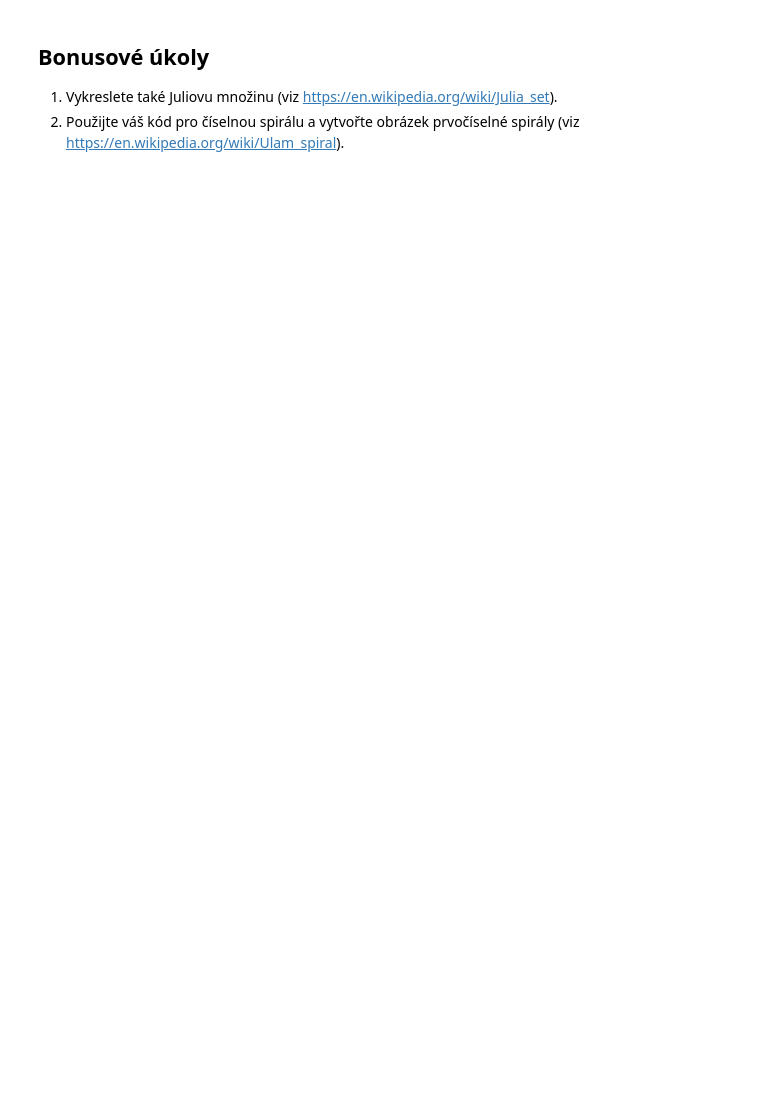
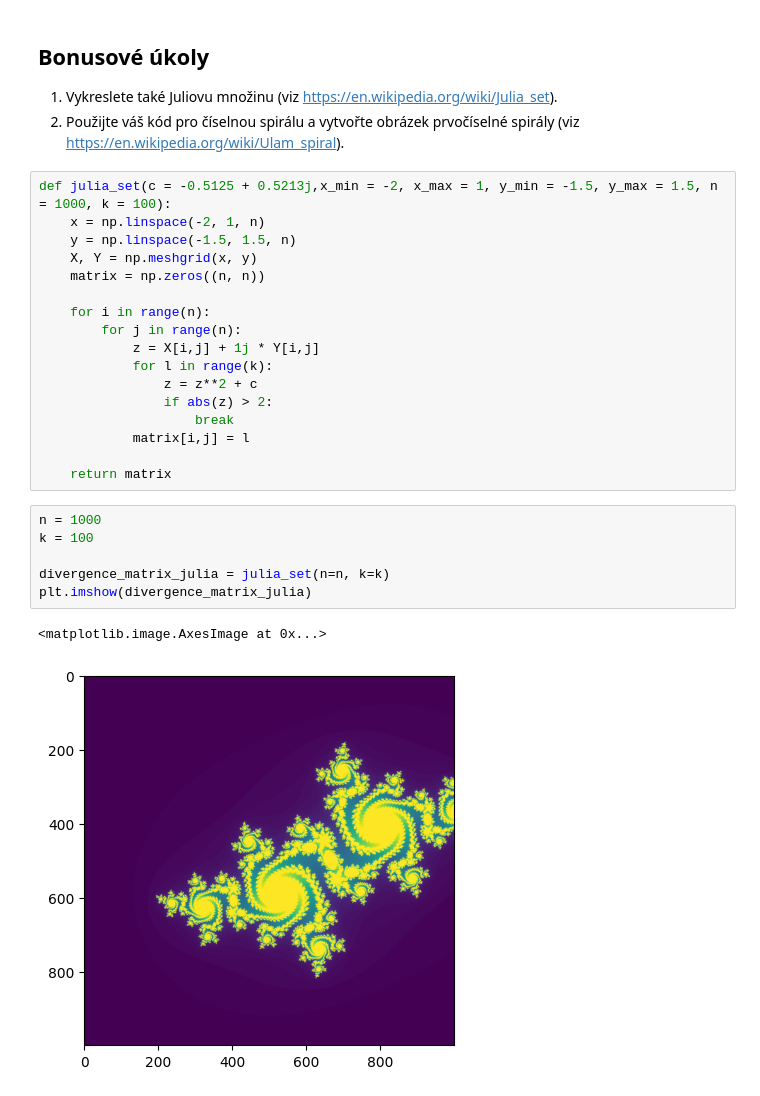
Before and after one commit to yrej/vvp-DU, a Jupyter notebook: DU3.ipynb, the cells around one changed output. Cells and saved outputs as stored; diff of their text form; blank space fills up the shorter version.

```diff
--- a/DU3.ipynb
+++ b/DU3.ipynb
@@ -172,3 +189,29 @@ plt.imshow(divergence_matrix)
 ## Bonusové úkoly
 1. Vykreslete také Juliovu množinu (viz https://en.wikipedia.org/wiki/Julia_set).
 2. Použijte váš kód pro číselnou spirálu a vytvořte obrázek prvočíselné spirály (viz https://en.wikipedia.org/wiki/Ulam_spiral).
+# %%
+def julia_set(c = -0.5125 + 0.5213j,x_min = -2, x_max = 1, y_min = -1.5, y_max = 1.5, n = 1000, k = 100):
+    x = np.linspace(-2, 1, n)
+    y = np.linspace(-1.5, 1.5, n)
+    X, Y = np.meshgrid(x, y)
+    matrix = np.zeros((n, n))
+
+    for i in range(n):
+        for j in range(n):
+            z = X[i,j] + 1j * Y[i,j]
+            for l in range(k):
+                z = z**2 + c
+                if abs(z) > 2:
+                    break
+            matrix[i,j] = l
+
+    return matrix
+# %%
+n = 1000
+k = 100
+
+divergence_matrix_julia = julia_set(n=n, k=k)
+plt.imshow(divergence_matrix_julia)
+# %% [output]
+<matplotlib.image.AxesImage at 0x...>
+[figure, added]
```
Also changed, not shown: parts of 3 cells of this notebook.
